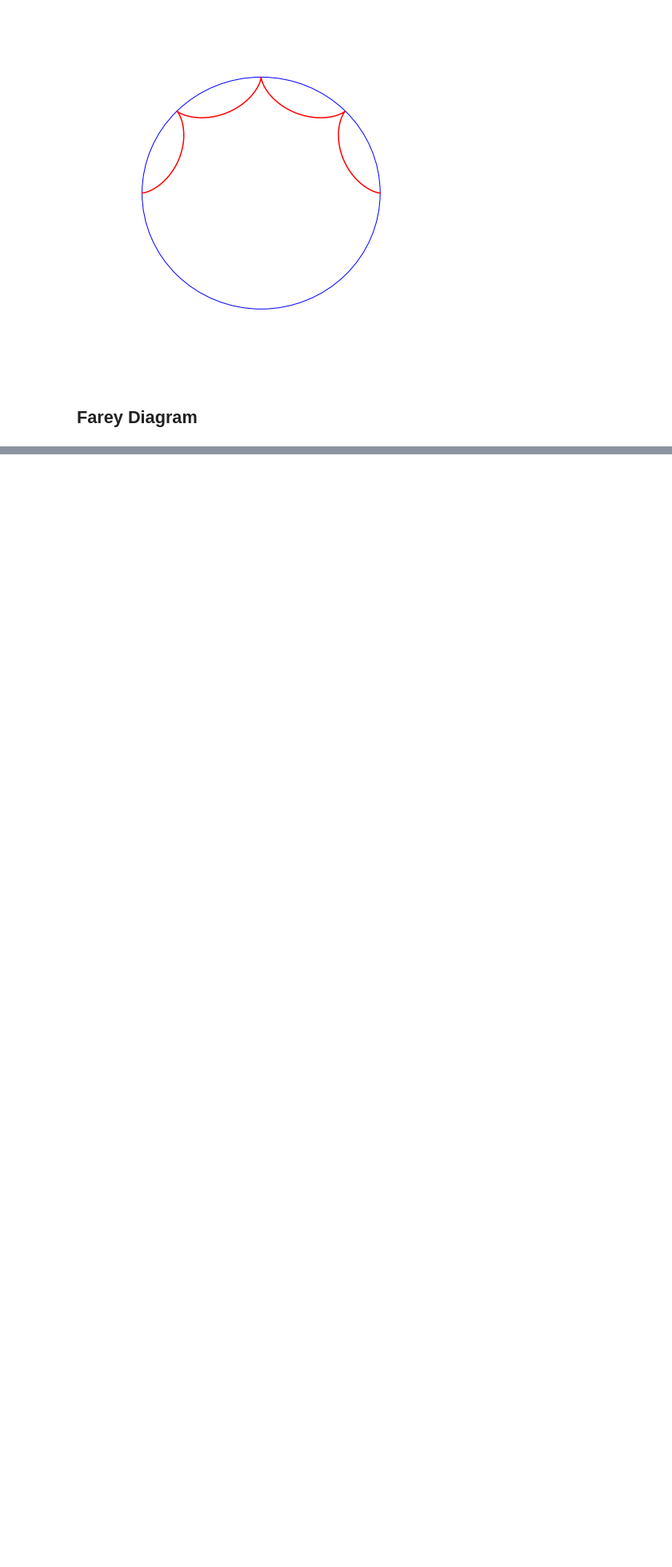
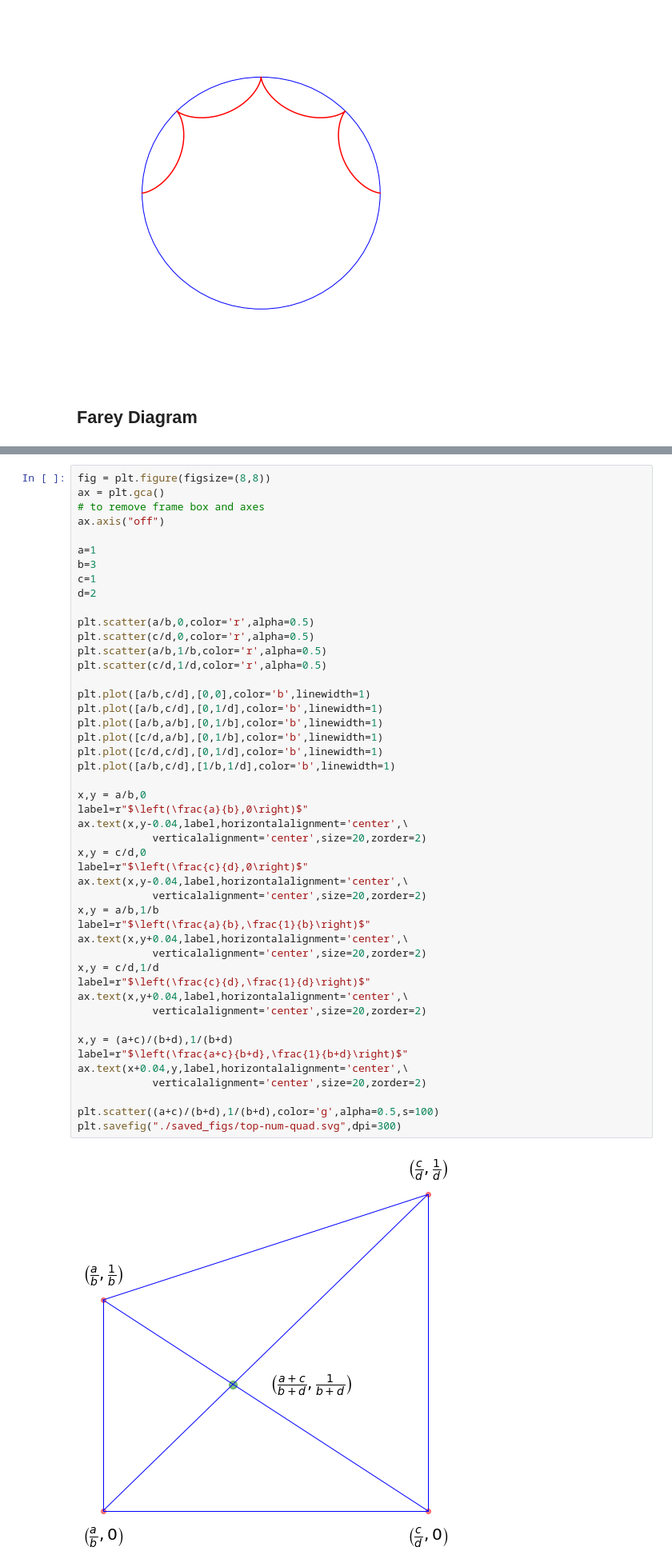
Before and after one commit to sandeshkalantre/top-num, a Jupyter notebook: Farey Diagrams.ipynb, the cells around one changed output, grey strips where cells are left out. Shown at 80% size. Cells and saved outputs as stored; diff of their text form; blank space fills up the shorter version.

```diff
--- a/Farey Diagrams.ipynb
+++ b/Farey Diagrams.ipynb
@@ -159,0 +219,49 @@ plt.savefig("./saved_figs/farey.jpg",dpi=300)
+# %%
+fig = plt.figure(figsize=(8,8))
+ax = plt.gca()
+# to remove frame box and axes
+ax.axis("off")
+
+a=1
+b=3
+c=1
+d=2
+
+plt.scatter(a/b,0,color='r',alpha=0.5)
+plt.scatter(c/d,0,color='r',alpha=0.5)
+plt.scatter(a/b,1/b,color='r',alpha=0.5)
+plt.scatter(c/d,1/d,color='r',alpha=0.5)
+
+plt.plot([a/b,c/d],[0,0],color='b',linewidth=1)
+plt.plot([a/b,c/d],[0,1/d],color='b',linewidth=1)
+plt.plot([a/b,a/b],[0,1/b],color='b',linewidth=1)
+plt.plot([c/d,a/b],[0,1/b],color='b',linewidth=1)
+plt.plot([c/d,c/d],[0,1/d],color='b',linewidth=1)
+plt.plot([a/b,c/d],[1/b,1/d],color='b',linewidth=1)
+
+x,y = a/b,0
+label=r"$\left(\frac{a}{b},0\right)$"
+ax.text(x,y-0.04,label,horizontalalignment='center',\
+            verticalalignment='center',size=20,zorder=2)
+x,y = c/d,0
+label=r"$\left(\frac{c}{d},0\right)$"
+ax.text(x,y-0.04,label,horizontalalignment='center',\
+            verticalalignment='center',size=20,zorder=2)
+x,y = a/b,1/b
+label=r"$\left(\frac{a}{b},\frac{1}{b}\right)$"
+ax.text(x,y+0.04,label,horizontalalignment='center',\
+            verticalalignment='center',size=20,zorder=2)
+x,y = c/d,1/d
+label=r"$\left(\frac{c}{d},\frac{1}{d}\right)$"
+ax.text(x,y+0.04,label,horizontalalignment='center',\
+            verticalalignment='center',size=20,zorder=2)
+
+x,y = (a+c)/(b+d),1/(b+d)
+label=r"$\left(\frac{a+c}{b+d},\frac{1}{b+d}\right)$"
+ax.text(x+0.04,y,label,horizontalalignment='center',\
+            verticalalignment='center',size=20,zorder=2)
+
+plt.scatter((a+c)/(b+d),1/(b+d),color='g',alpha=0.5,s=100)
+plt.savefig("./saved_figs/top-num-quad.svg",dpi=300)
+# %% [output]
+[figure, added]
```
Also changed, not shown: parts of 8 cells of this notebook, 3 other files.
